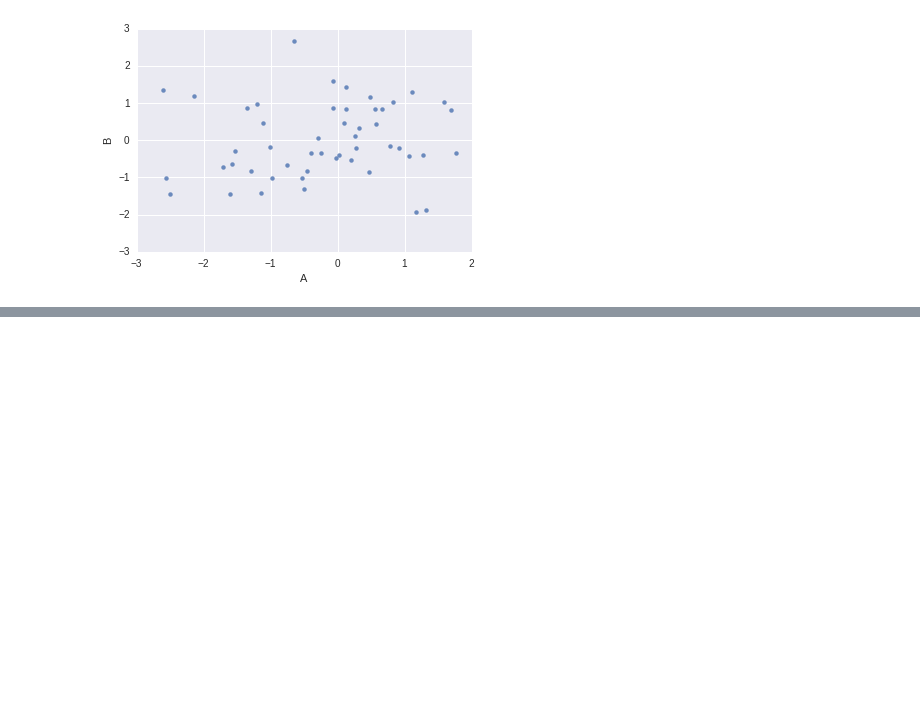
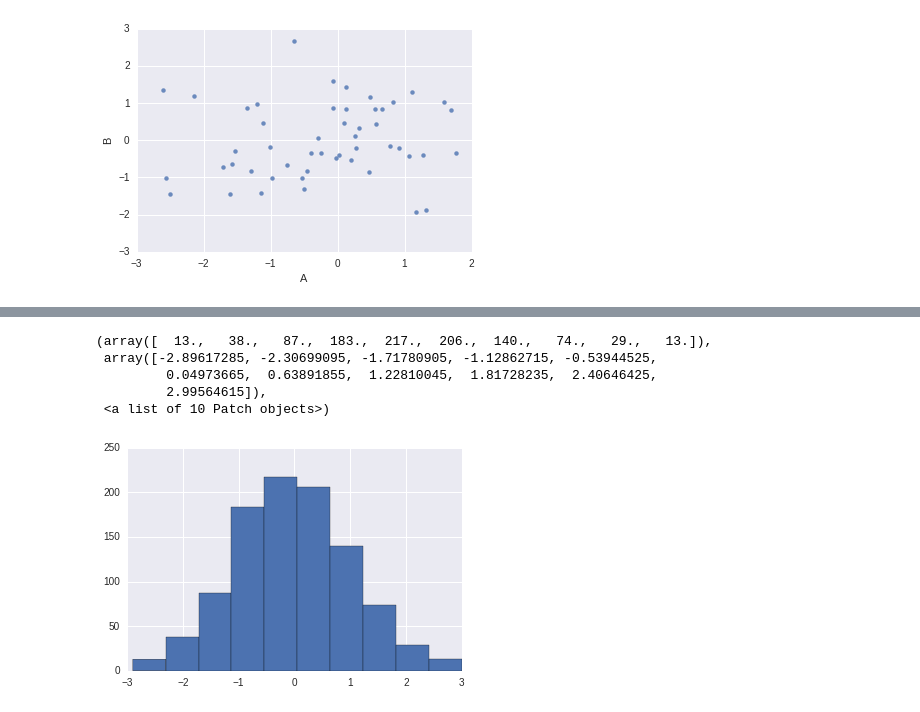
Before and after one commit to arrteedeetwo/Python, a Jupyter notebook: Python charting cheat sheet.ipynb, the cells around one changed output, grey strips where cells are left out. Drawn from its saved outputs; the diff is of its cells as text; code cells hidden in the pictures; blank space fills up the shorter version.

```diff
--- a/Python charting cheat sheet.ipynb
+++ b/Python charting cheat sheet.ipynb
@@ -47,0 +64,9 @@ Pandas is the winner here for ease of use.
+# %%
+plt.hist(hist_df.data)
+# %% [output]
+(array([  13.,   38.,   87.,  183.,  217.,  206.,  140.,   74.,   29.,   13.]),
+ array([-2.89617285, -2.30699095, -1.71780905, -1.12862715, -0.53944525,
+         0.04973665,  0.63891855,  1.22810045,  1.81728235,  2.40646425,
+         2.99564615]),
+ <a list of 10 Patch objects>)
+[figure, added]
```
Also changed, not shown: parts of 8 cells of this notebook.
